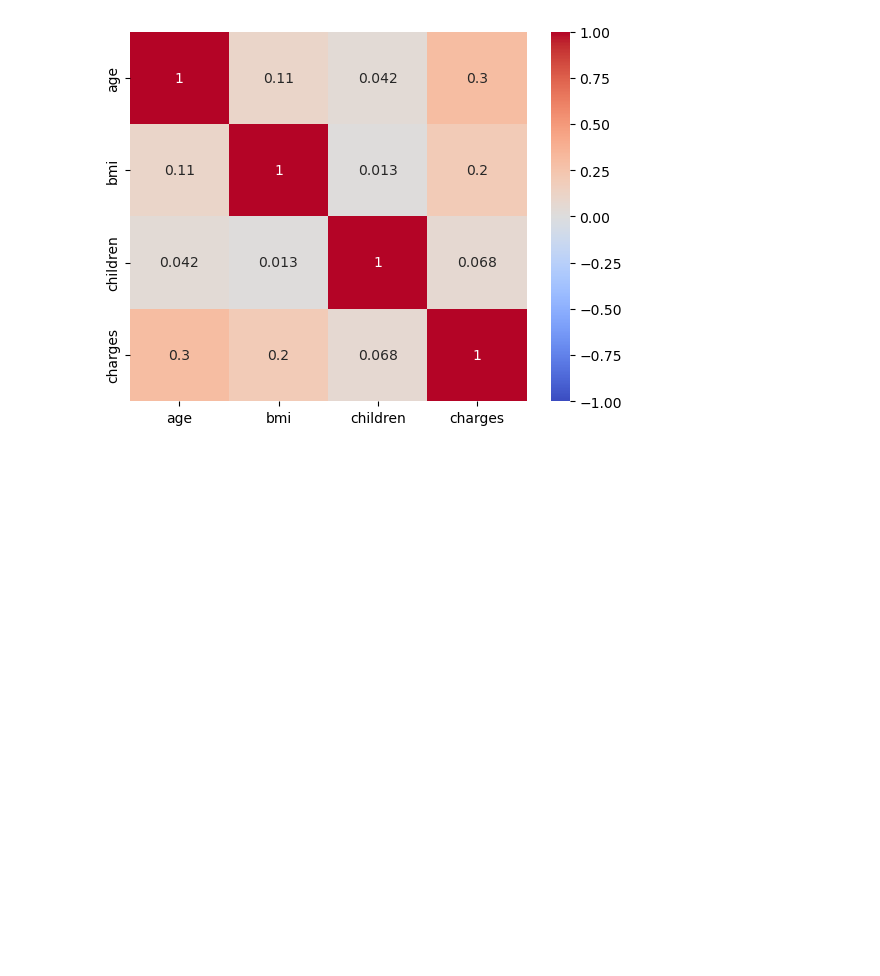
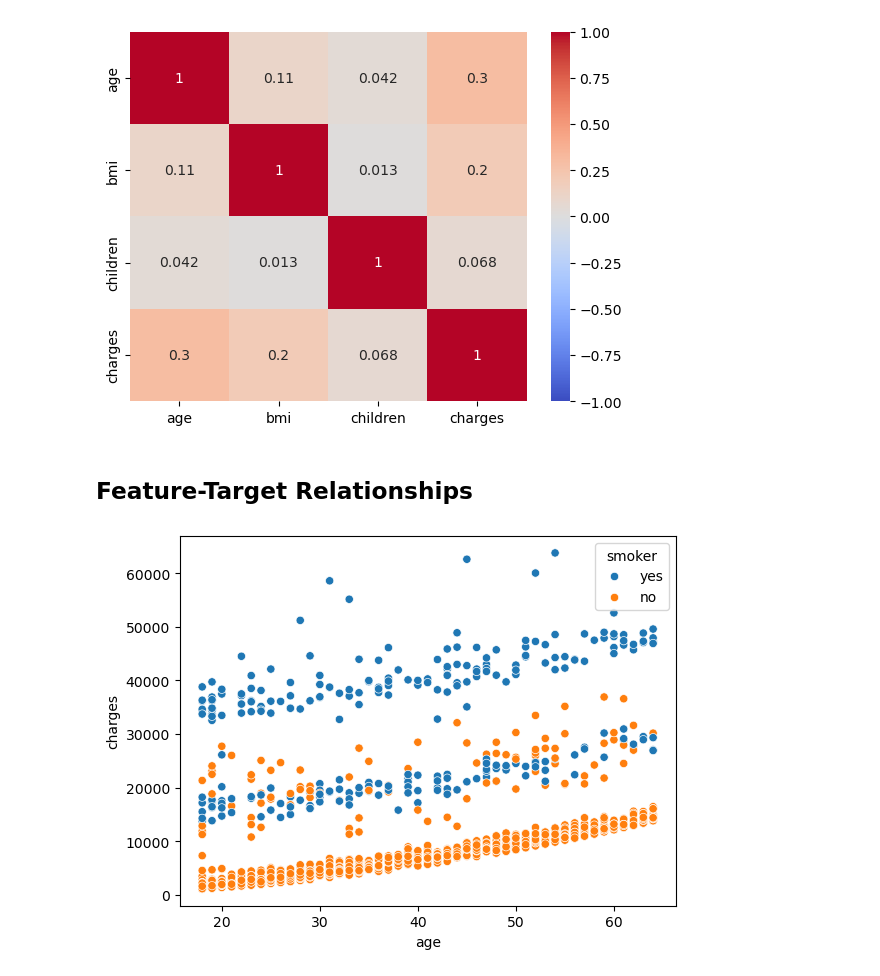
Before and after one commit to Camiloesp/PythonDataScience_SupervisedML, a Jupyter notebook: Regression_and_Forecasting/1_EDA.ipynb, the cells around one changed output. Saved outputs shown, nothing was run; the diff lists cells and outputs as text; code cells hidden in the pictures; blank space fills up the shorter version.

Commit message:
Exp[loring relationships in data

```diff
--- a/Regression_and_Forecasting/1_EDA.ipynb
+++ b/Regression_and_Forecasting/1_EDA.ipynb
@@ -116,3 +116,9 @@ sns.heatmap(insurance.corr(numeric_only=True), annot=True, vmin=-1, vmax=1, cmap
 # %% [output]
 <Axes: >
 [figure]
+# %% [markdown]
+## Feature-Target Relationships
+# %%
+sns.scatterplot(insurance, x='age', y='charges', hue='smoker');
+# %% [output]
+[figure, added]
```
Also changed, not shown: parts of 8 cells of this notebook, 1 other file.
